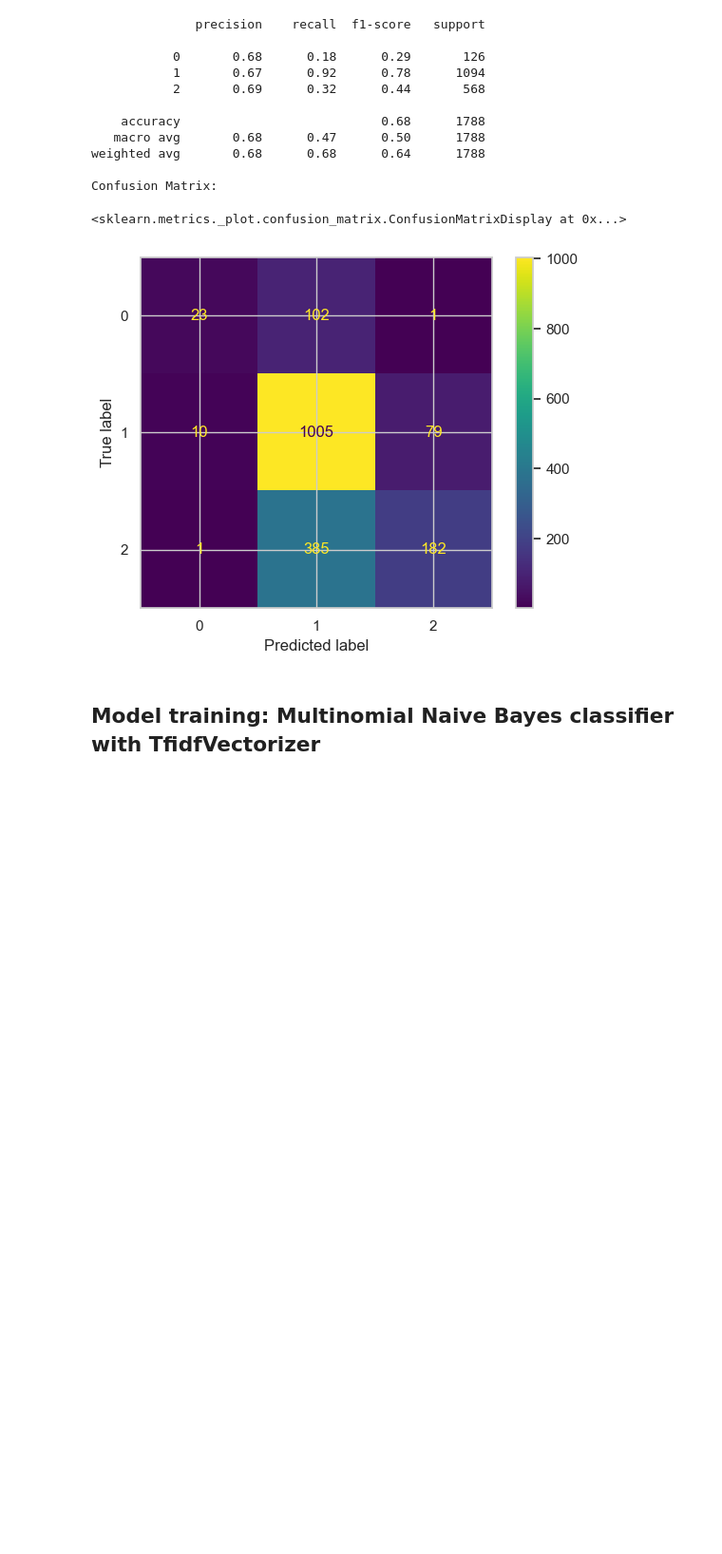
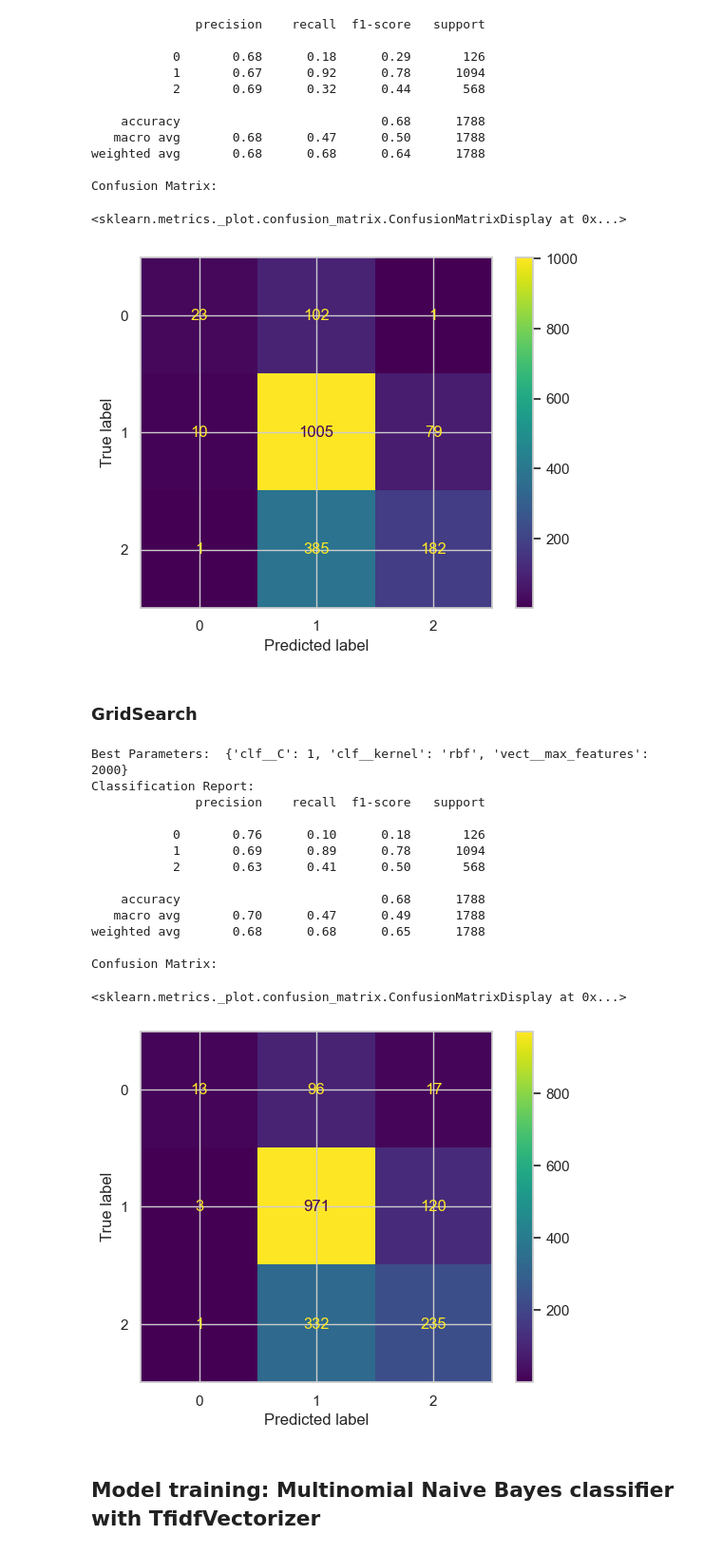
Before and after one commit to javo2/Test_operationnel, a Jupyter notebook: Notebook/Technical_test_Mohammed_Jawhar.ipynb, the cells around one changed output. Shown at 95% size. Saved outputs shown, nothing was run; the diff lists cells and outputs as text; code cells hidden in the pictures; blank space fills up the shorter version.

```diff
--- a/Notebook/Technical_test_Mohammed_Jawhar.ipynb
+++ b/Notebook/Technical_test_Mohammed_Jawhar.ipynb
@@ -736,6 +696,59 @@ weighted avg       0.68      0.68      0.64      1788
 Confusion Matrix:
 <sklearn.metrics._plot.confusion_matrix.ConfusionMatrixDisplay at 0x...>
 [figure]
+# %% [markdown]
+### GridSearch
+# %%
+pipeline_base_svm = Pipeline([
+    ('vect', TfidfVectorizer(analyzer='word')),
+    ('clf', svm.SVC(kernel='poly'))])
+
+# Define the parameter grid for the grid search
+param_grid = {
+    'vect__max_features': [1000, 2000, 3000],
+    'clf__kernel': ['poly', 'rbf', 'sigmoid'],
+    'clf__C': [0.1, 1, 10]
+}
+
+# Perform grid search with 5-fold cross-validation
+grid_search = GridSearchCV(pipeline_base_svm, param_grid, cv=5)
+grid_search.fit(X_train, y_train)
+
+# Get the best parameters and best estimator
+best_params = grid_search.best_params_
+best_estimator = grid_search.best_estimator_
+
+# Print the best parameters
+print("Best Parameters: ", best_params)
+
+# Predict using the best estimator
+y_pred_svm = best_estimator.predict(X_test)
+
+# Print classification report
+print("Classification Report:")
+print(classification_report(y_test, y_pred_svm))
+
+# Plot confusion matrix
+print("Confusion Matrix:")
+cm = confusion_matrix(y_test, y_pred_svm)
+disp = ConfusionMatrixDisplay(confusion_matrix=cm, display_labels=best_estimator['clf'].classes_)
+disp.plot()
+# %% [output]
+Best Parameters:  {'clf__C': 1, 'clf__kernel': 'rbf', 'vect__max_features': 2000}
+Classification Report:
+              precision    recall  f1-score   support
+
+           0       0.76      0.10      0.18       126
+           1       0.69      0.89      0.78      1094
+           2       0.63      0.41      0.50       568
+
+    accuracy                           0.68      1788
+   macro avg       0.70      0.47      0.49      1788
+weighted avg       0.68      0.68      0.65      1788
+
+Confusion Matrix:
+<sklearn.metrics._plot.confusion_matrix.ConfusionMatrixDisplay at 0x...>
+[figure, added]
 # %% [markdown]
 ## Model training: Multinomial Naive Bayes classifier with TfidfVectorizer
 # %%
```
Also changed, not shown: parts of 13 cells of this notebook.
